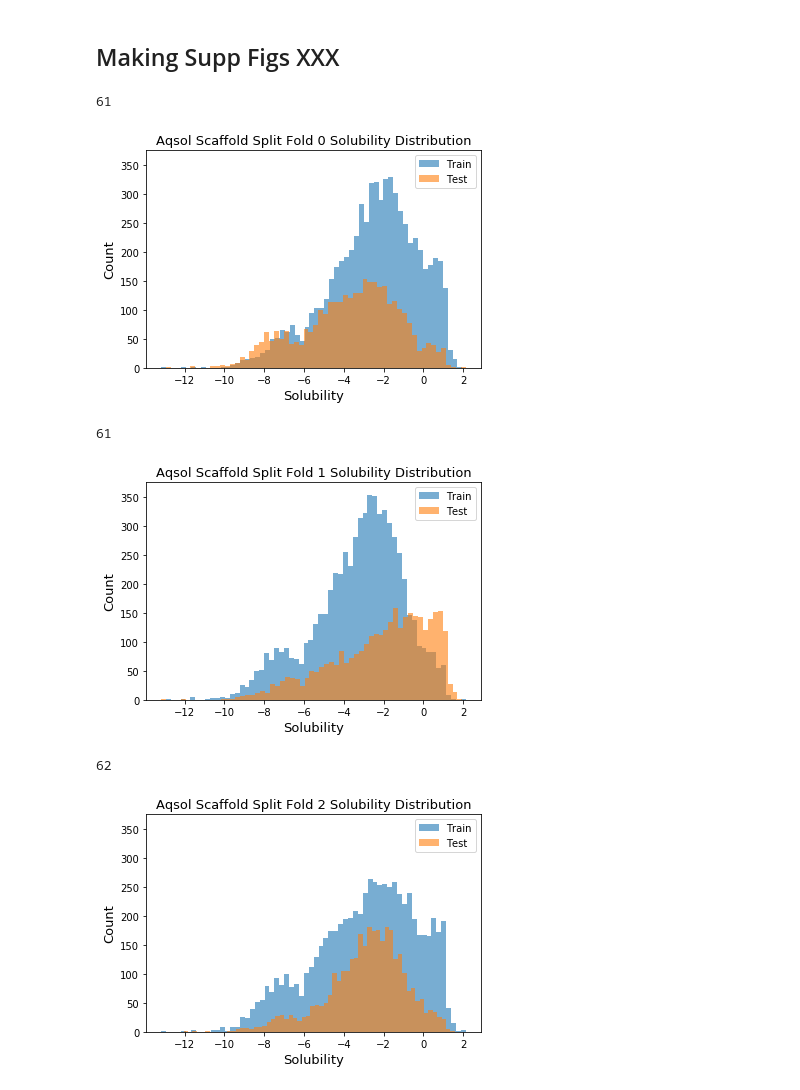
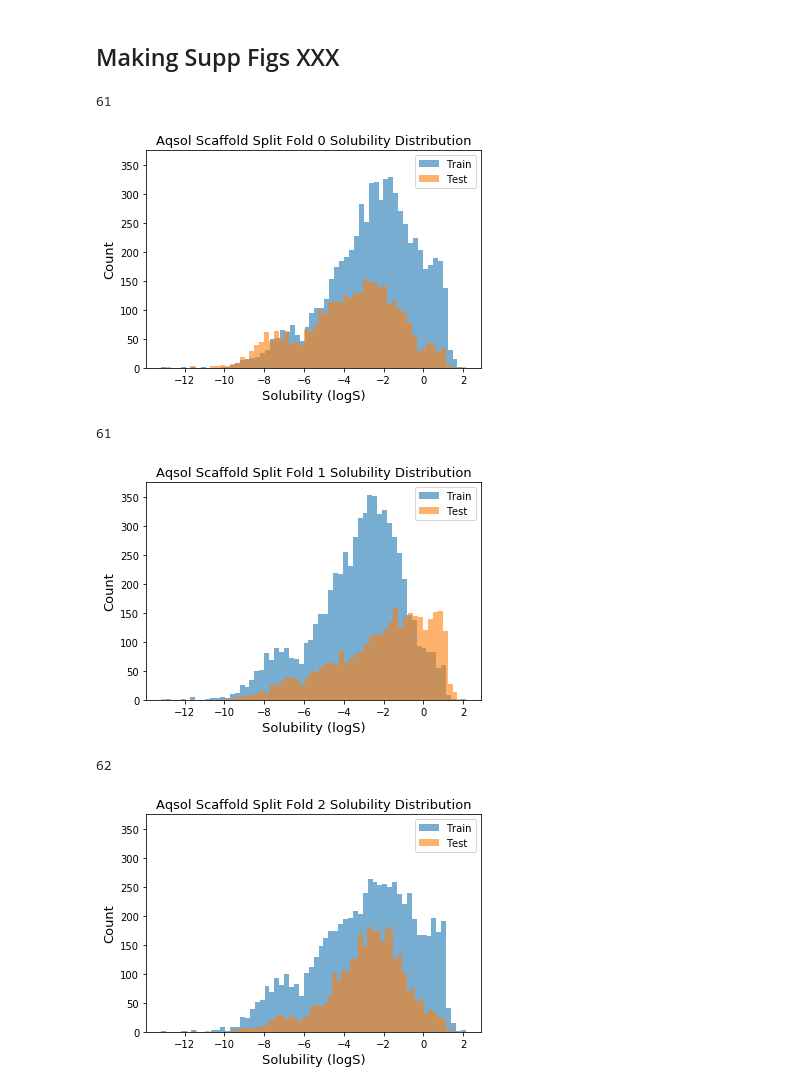
Before and after one commit to francoep/SolTranNet_paper, a Jupyter notebook: Making_Figures.ipynb, the cells around one changed output. Saved outputs shown, nothing was run; the diff lists cells and outputs as text; code cells hidden in the pictures.

```diff
--- a/Making_Figures.ipynb
+++ b/Making_Figures.ipynb
@@ -748,27 +748,27 @@ for f in files:
 # %%
 for fold in ['0','1','2']:
     w=0.25
     n=math.ceil((max(sol_dic['train'][fold])-min(sol_dic['train'][fold]))/w)
     print(n)
     plt.rc('axes',labelsize=13)
     plt.rc('axes',titlesize=13)
     plt.figure()
     plt.hist(sol_dic['train'][fold],label='Train',alpha=0.6,bins=n)
     plt.hist(sol_dic['test'][fold],label='Test',alpha=0.6,bins=n)
     plt.ylabel('Count')
-    plt.xlabel('Solubility')
+    plt.xlabel('Solubility (logS)')
     plt.title('Aqsol Scaffold Split Fold '+fold+' Solubility Distribution')
     plt.ylim((0,375))
     plt.legend()
     plt.savefig('figures/aqsol_scaf'+fold+'_soldist.pdf')
     plt.show()
 # %% [output]
 61
-[figure, old version]
+[figure, new version]
 61
-[figure, old version]
+[figure, new version]
 62
-[figure, old version]
+[figure, new version]
 # %%
 #doing the same for the full Aqsol set and our independent set
 for fname in ['data/training_data/aqsol.csv','data/training_data/independent_sol.csv']:
```
Also changed, not shown: parts of 1 cell of this notebook, 5 other files.
